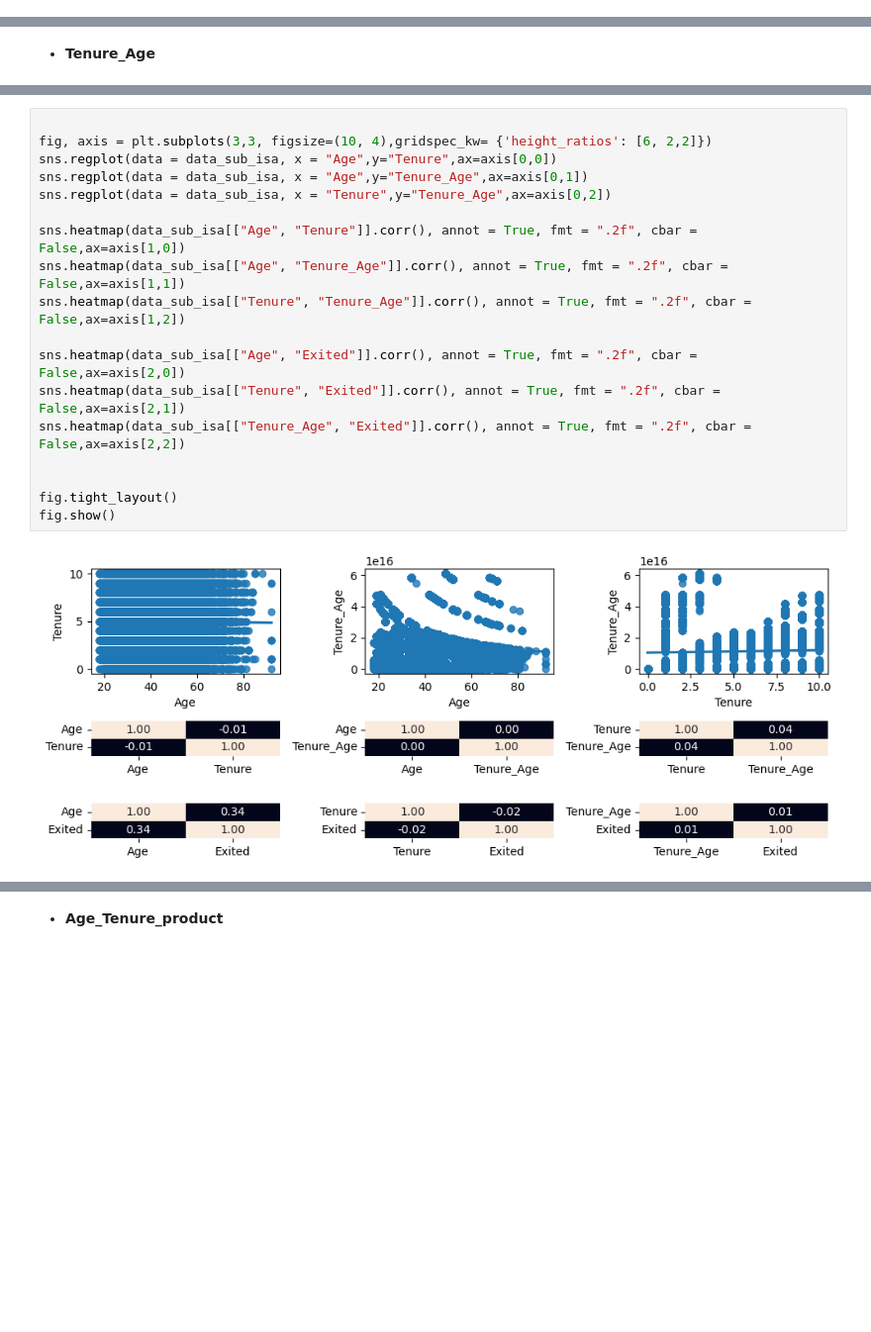
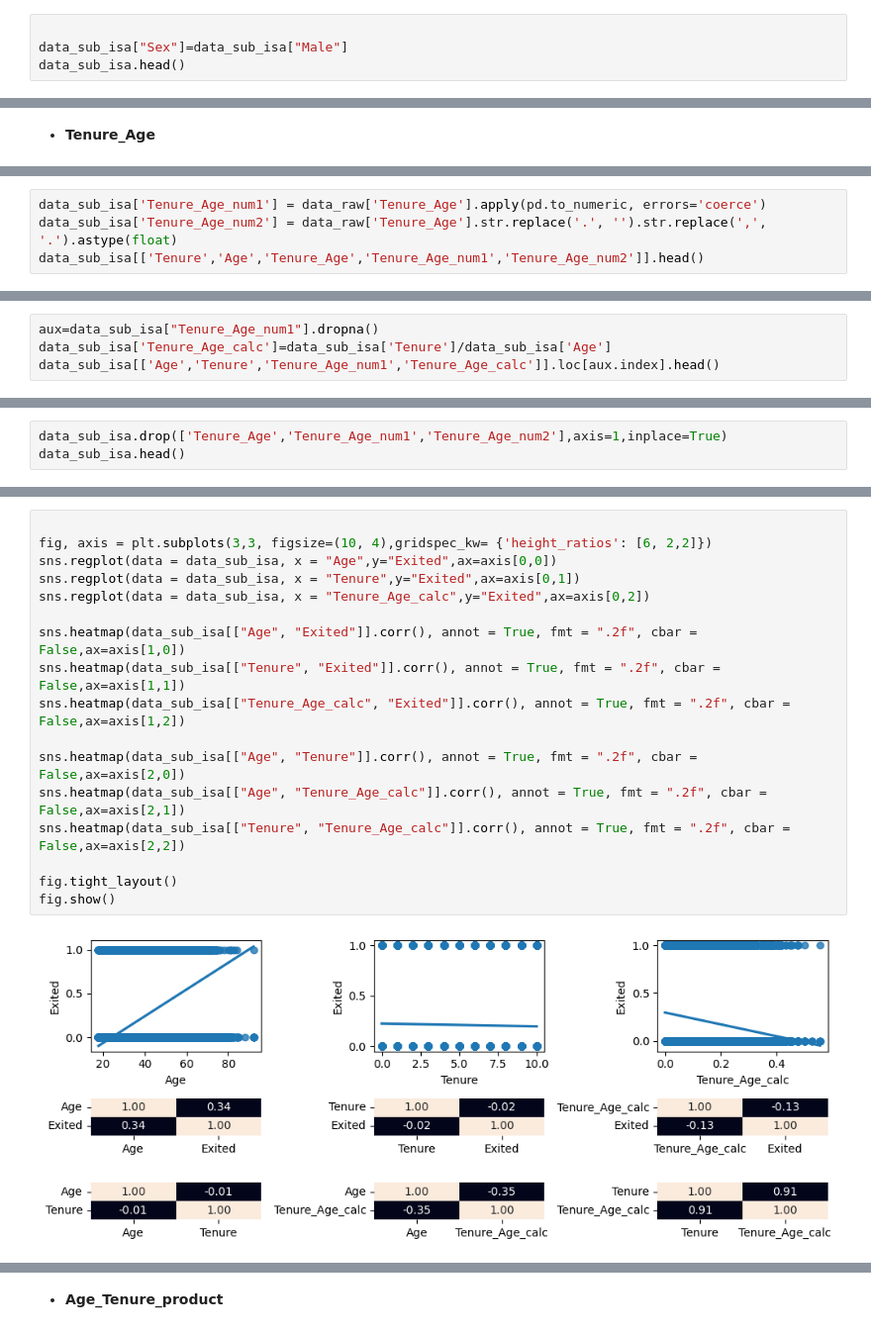
Before and after one commit to 4GeeksAcademy/Proyecto-Bank-Churn-Eli-Isa, a Jupyter notebook: src/explore-Isa.ipynb, the cells around one changed output, grey strips where cells are left out. Shown: that part at 99% size. Drawn from its saved outputs; the diff is of its cells as text; blank space fills up the shorter version.

```diff
--- a/src/explore-Isa.ipynb
+++ b/src/explore-Isa.ipynb
@@ -209,0 +185,4 @@ See the caveats in the documentation: https://pandas.pydata.org/pandas-docs/stab
+# %%
+
+data_sub_isa["Sex"]=data_sub_isa["Male"]
+data_sub_isa.head()
@@ -303,0 +291,4 @@ Primero vemos gráficamente cómo se relacionan, después veamos si observamos a
+# %%
+data_sub_isa['Tenure_Age_num1'] = data_raw['Tenure_Age'].apply(pd.to_numeric, errors='coerce')
+data_sub_isa['Tenure_Age_num2'] = data_raw['Tenure_Age'].str.replace('.', '').str.replace(',', '.').astype(float)
+data_sub_isa[['Tenure','Age','Tenure_Age','Tenure_Age_num1','Tenure_Age_num2']].head()
@@ -303,0 +314,4 @@ Primero vemos gráficamente cómo se relacionan, después veamos si observamos a
+# %%
+aux=data_sub_isa["Tenure_Age_num1"].dropna()
+data_sub_isa['Tenure_Age_calc']=data_sub_isa['Tenure']/data_sub_isa['Age']
+data_sub_isa[['Age','Tenure','Tenure_Age_num1','Tenure_Age_calc']].loc[aux.index].head()
@@ -303,0 +325,3 @@ Primero vemos gráficamente cómo se relacionan, después veamos si observamos a
+# %%
+data_sub_isa.drop(['Tenure_Age','Tenure_Age_num1','Tenure_Age_num2'],axis=1,inplace=True)
+data_sub_isa.head()
@@ -304,20 +337,19 @@ Primero vemos gráficamente cómo se relacionan, después veamos si observamos a
 # %%
 
 fig, axis = plt.subplots(3,3, figsize=(10, 4),gridspec_kw= {'height_ratios': [6, 2,2]})
-sns.regplot(data = data_sub_isa, x = "Age",y="Tenure",ax=axis[0,0])
-sns.regplot(data = data_sub_isa, x = "Age",y="Tenure_Age",ax=axis[0,1])
-sns.regplot(data = data_sub_isa, x = "Tenure",y="Tenure_Age",ax=axis[0,2])
+sns.regplot(data = data_sub_isa, x = "Age",y="Exited",ax=axis[0,0])
+sns.regplot(data = data_sub_isa, x = "Tenure",y="Exited",ax=axis[0,1])
+sns.regplot(data = data_sub_isa, x = "Tenure_Age_calc",y="Exited",ax=axis[0,2])
 
-sns.heatmap(data_sub_isa[["Age", "Tenure"]].corr(), annot = True, fmt = ".2f", cbar = False,ax=axis[1,0])
-sns.heatmap(data_sub_isa[["Age", "Tenure_Age"]].corr(), annot = True, fmt = ".2f", cbar = False,ax=axis[1,1])
-sns.heatmap(data_sub_isa[["Tenure", "Tenure_Age"]].corr(), annot = True, fmt = ".2f", cbar = False,ax=axis[1,2])
+sns.heatmap(data_sub_isa[["Age", "Exited"]].corr(), annot = True, fmt = ".2f", cbar = False,ax=axis[1,0])
+sns.heatmap(data_sub_isa[["Tenure", "Exited"]].corr(), annot = True, fmt = ".2f", cbar = False,ax=axis[1,1])
+sns.heatmap(data_sub_isa[["Tenure_Age_calc", "Exited"]].corr(), annot = True, fmt = ".2f", cbar = False,ax=axis[1,2])
 
-sns.heatmap(data_sub_isa[["Age", "Exited"]].corr(), annot = True, fmt = ".2f", cbar = False,ax=axis[2,0])
-sns.heatmap(data_sub_isa[["Tenure", "Exited"]].corr(), annot = True, fmt = ".2f", cbar = False,ax=axis[2,1])
-sns.heatmap(data_sub_isa[["Tenure_Age", "Exited"]].corr(), annot = True, fmt = ".2f", cbar = False,ax=axis[2,2])
-
+sns.heatmap(data_sub_isa[["Age", "Tenure"]].corr(), annot = True, fmt = ".2f", cbar = False,ax=axis[2,0])
+sns.heatmap(data_sub_isa[["Age", "Tenure_Age_calc"]].corr(), annot = True, fmt = ".2f", cbar = False,ax=axis[2,1])
+sns.heatmap(data_sub_isa[["Tenure", "Tenure_Age_calc"]].corr(), annot = True, fmt = ".2f", cbar = False,ax=axis[2,2])
 
 fig.tight_layout()
 fig.show()
 # %% [output]
-[figure, old version]
+[figure, new version]
```
Also changed, not shown: parts of 26 cells of this notebook, 1 other file.
